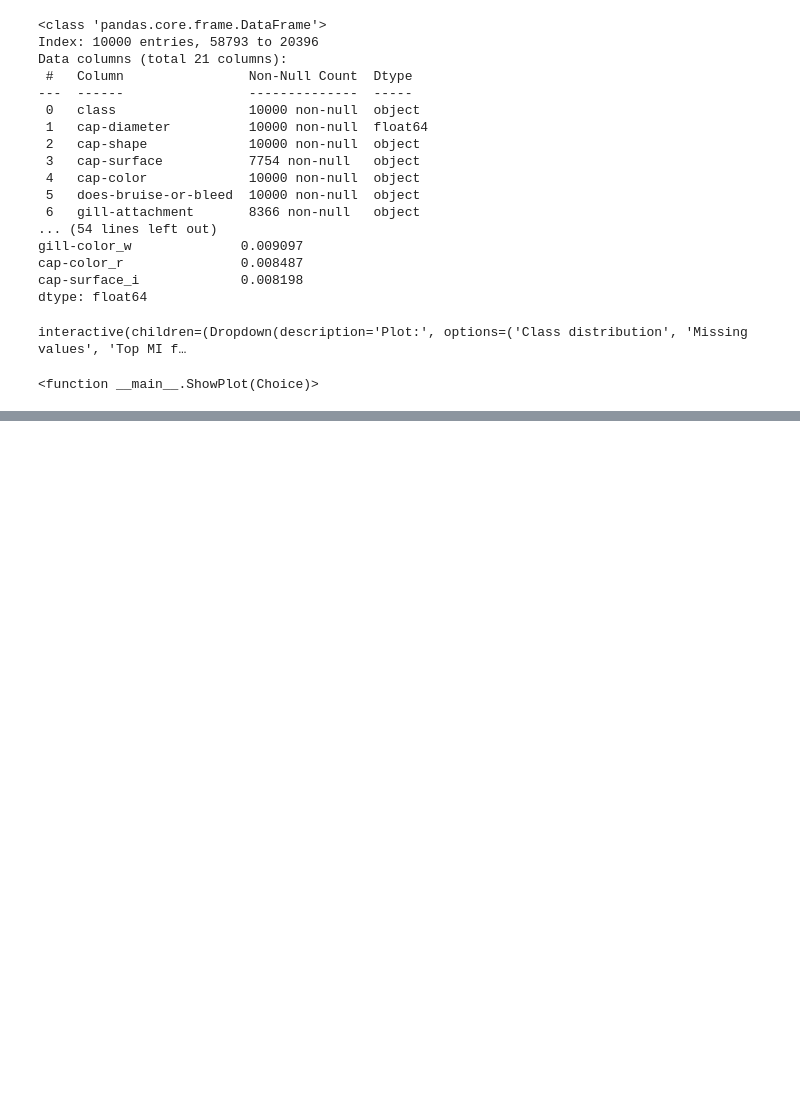
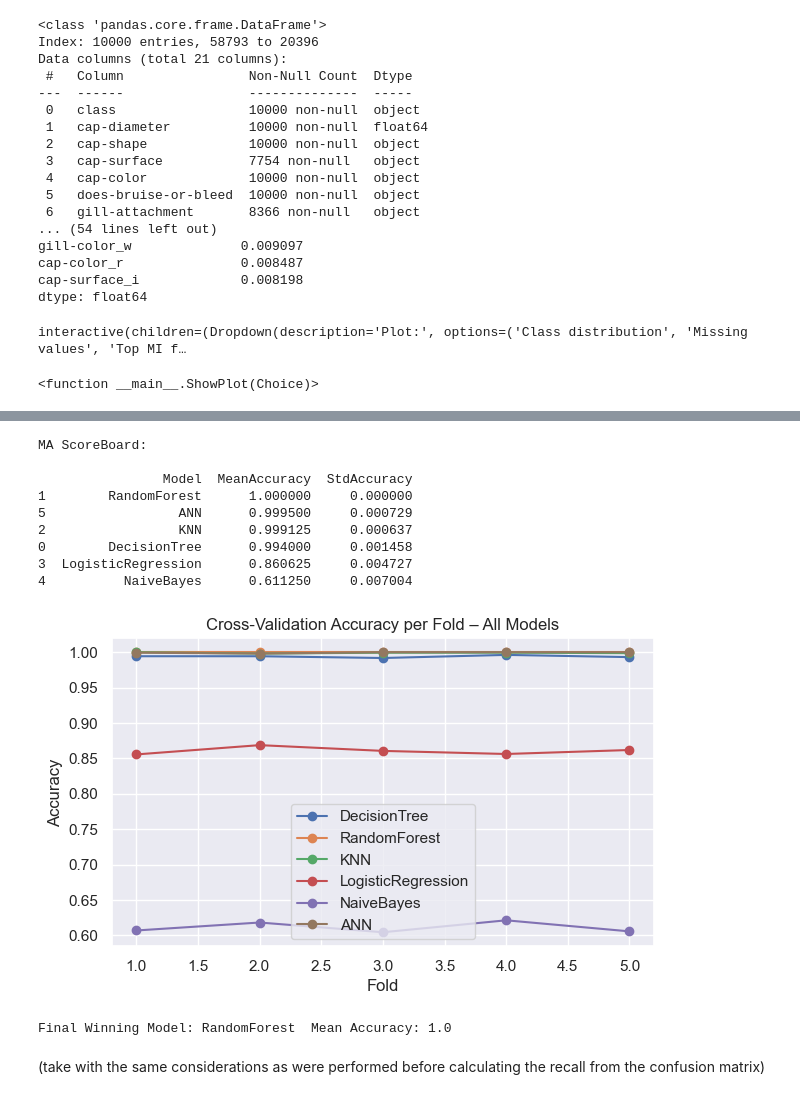
Before and after one commit to S0MBRX/ML-mushroom-edibility-classification, a Jupyter notebook: Main.ipynb, the cells around one changed output, grey strips where cells are left out. Saved outputs shown, nothing was run; the diff lists cells and outputs as text; code cells hidden in the pictures; blank space fills up the shorter version.

```diff
--- a/Main.ipynb
+++ b/Main.ipynb
@@ -164,0 +606,4 @@ out of all the classifiers we learnt this is the list of suitability:
+# %%
+#Shared Cross Validation scores
+CVResultsTask6 = {}
+CVScoresTask6 = {}
@@ -164,0 +703,62 @@ out of all the classifiers we learnt this is the list of suitability:
+# %%
+#Compare All Models including from Task 5
+
+AllResults = {
+    **CVResults,# from Task 5
+    **CVResultsTask6# from Task 6
+}
+
+AllModels = []
+AllMeans = []
+AllStds = []
+
+for Name, Stats in AllResults.items():
+    AllModels.append(Name)
+    AllMeans.append(Stats['Mean'])
+    AllStds.append(Stats['Std'])
+
+AllResultsDF = pd.DataFrame({
+    'Model': AllModels,
+    'MeanAccuracy': AllMeans,
+    'StdAccuracy': AllStds
+})
+
+#print out cv scoreboard order it my MA
+print("MA ScoreBoard:\n")
+AllResultsDFSorted = AllResultsDF.sort_values(by='MeanAccuracy', ascending=False)
+print(AllResultsDFSorted)
+print("\n\n\n")
+
+
+# Plot all models together
+plt.figure(figsize=(7,4))
+Folds = np.arange(1, 6)
+
+for Name, Scores in {**CVScores, **CVScoresTask6}.items():
+    plt.plot(Folds, Scores, marker='o', label=Name)
+
+plt.xlabel("Fold")
+plt.ylabel("Accuracy")
+plt.title("Cross-Validation Accuracy per Fold – All Models")
+plt.legend()
+plt.show()
+
+#print out winner
+WinnerRowFull = AllResultsDFSorted.iloc[0]
+FinalWinner = WinnerRowFull['Model']
+FinalMeanAcc = round(WinnerRowFull['MeanAccuracy'], 5)
+print("\nFinal Winning Model: " + str(FinalWinner) + "  Mean Accuracy: " + str(FinalMeanAcc))
+# %% [output]
+MA ScoreBoard:
+
+                Model  MeanAccuracy  StdAccuracy
+1        RandomForest      1.000000     0.000000
+5                 ANN      0.999500     0.000729
+2                 KNN      0.999125     0.000637
+0        DecisionTree      0.994000     0.001458
+3  LogisticRegression      0.860625     0.004727
+4          NaiveBayes      0.611250     0.007004
+[figure, added]
+Final Winning Model: RandomForest  Mean Accuracy: 1.0
+# %% [markdown]
+(take with the same considerations as were performed before calculating the recall from the confusion matrix)
```
Also changed, not shown: parts of 30 cells of this notebook.
